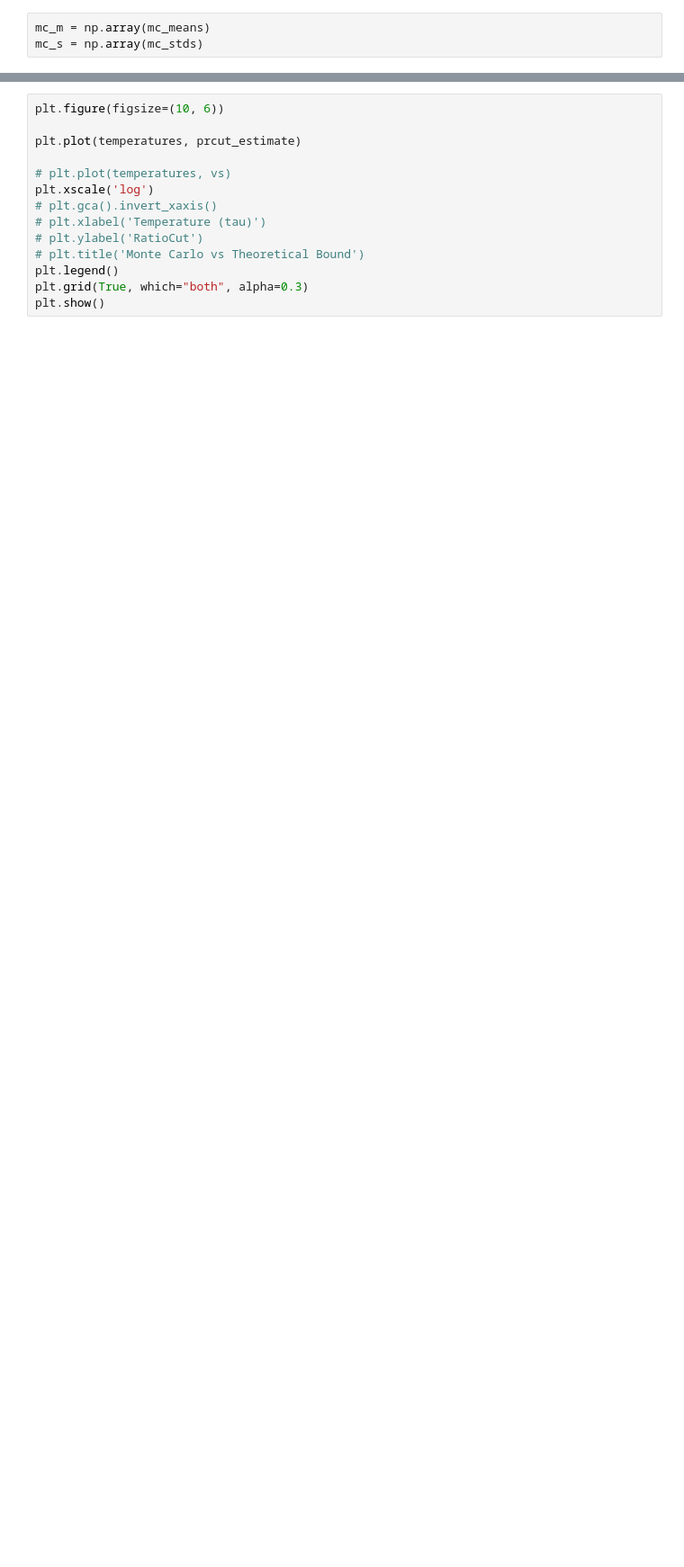
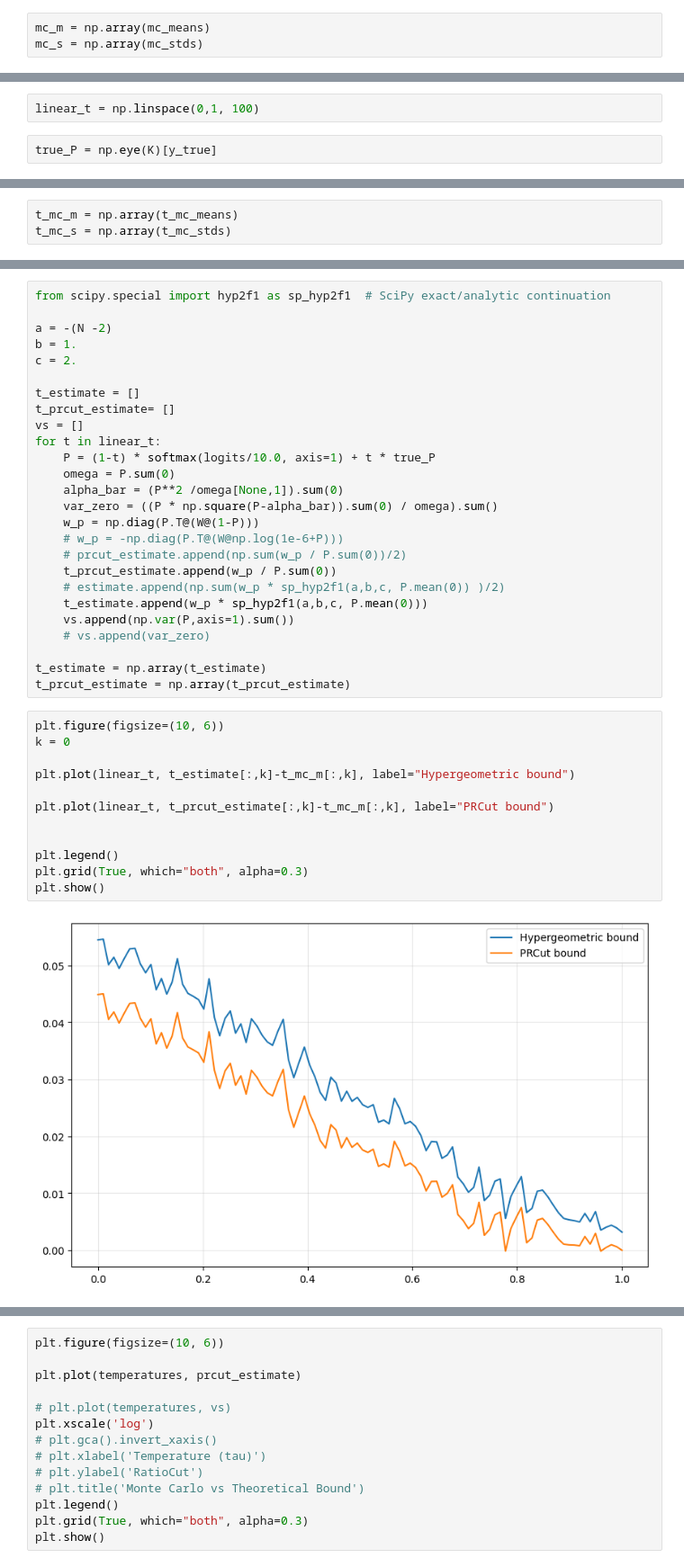
Before and after one commit to ayghri/hycut, a Jupyter notebook: simulations.ipynb, the cells around one changed output, grey strips where cells are left out. Shown at 90% size. Drawn from its saved outputs; the diff is of its cells as text; blank space fills up the shorter version.

```diff
--- a/simulations.ipynb
+++ b/simulations.ipynb
@@ -265,0 +269,4 @@ for tau in temperatures:
+# %%
+linear_t = np.linspace(0,1, 100)
+# %%
+true_P = np.eye(K)[y_true]
@@ -265,0 +304,3 @@ for tau in temperatures:
+# %%
+t_mc_m = np.array(t_mc_means)
+t_mc_s = np.array(t_mc_stds)
@@ -287 +340,41 @@ plt.show()
+# %%
+from scipy.special import hyp2f1 as sp_hyp2f1  # SciPy exact/analytic continuation
+
+a = -(N -2)
+b = 1.
+c = 2.
+
+t_estimate = []
+t_prcut_estimate= []
+vs = []
+for t in linear_t:
+    P = (1-t) * softmax(logits/10.0, axis=1) + t * true_P
+    omega = P.sum(0)
+    alpha_bar = (P**2 /omega[None,1]).sum(0)
+    var_zero = ((P * np.square(P-alpha_bar)).sum(0) / omega).sum()
+    w_p = np.diag(P.T@(W@(1-P)))
+    # w_p = -np.diag(P.T@(W@np.log(1e-6+P)))
+    # prcut_estimate.append(np.sum(w_p / P.sum(0))/2)
+    t_prcut_estimate.append(w_p / P.sum(0))
+    # estimate.append(np.sum(w_p * sp_hyp2f1(a,b,c, P.mean(0)) )/2)
+    t_estimate.append(w_p * sp_hyp2f1(a,b,c, P.mean(0)))
+    vs.append(np.var(P,axis=1).sum())
+    # vs.append(var_zero)
+
+t_estimate = np.array(t_estimate)
+t_prcut_estimate = np.array(t_prcut_estimate)
+# %%
+plt.figure(figsize=(10, 6))
+k = 0
+
+plt.plot(linear_t, t_estimate[:,k]-t_mc_m[:,k], label="Hypergeometric bound")
+
+plt.plot(linear_t, t_prcut_estimate[:,k]-t_mc_m[:,k], label="PRCut bound")
+
+
+plt.legend()
+plt.grid(True, which="both", alpha=0.3)
+plt.show()
+# %% [output]
+[figure, added]
 # %%
```
Also changed, not shown: parts of 22 cells of this notebook.
